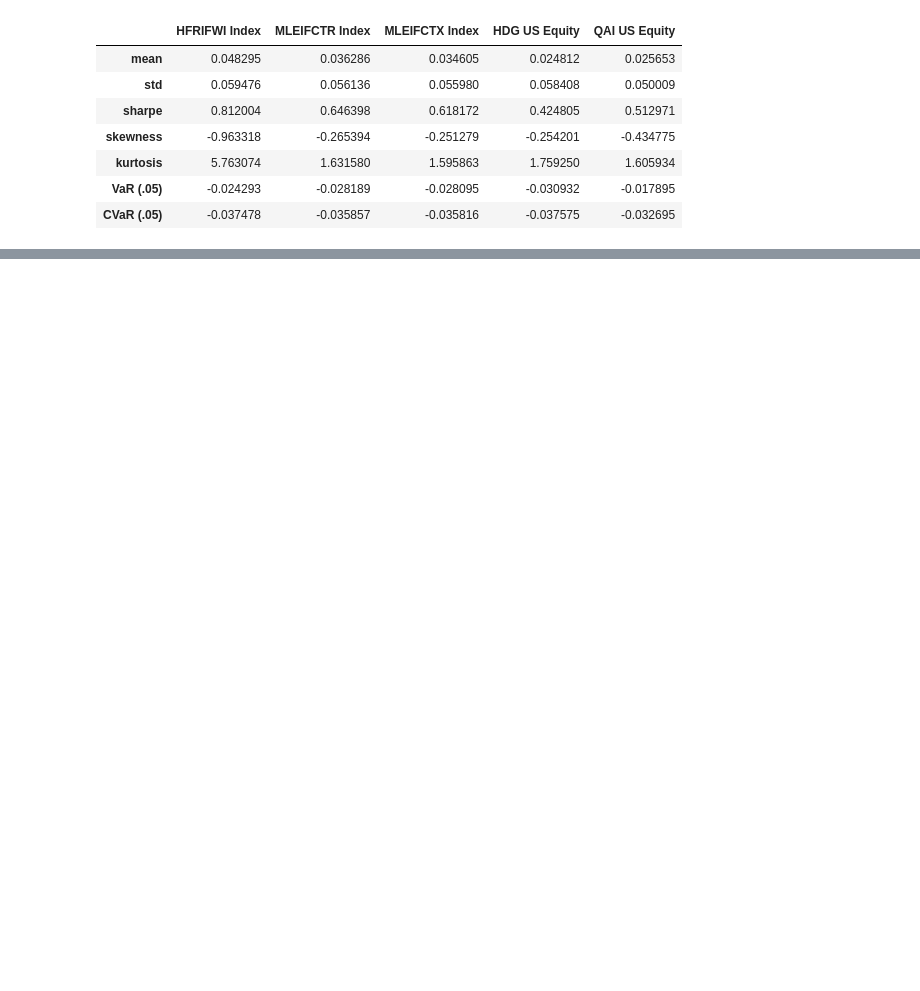
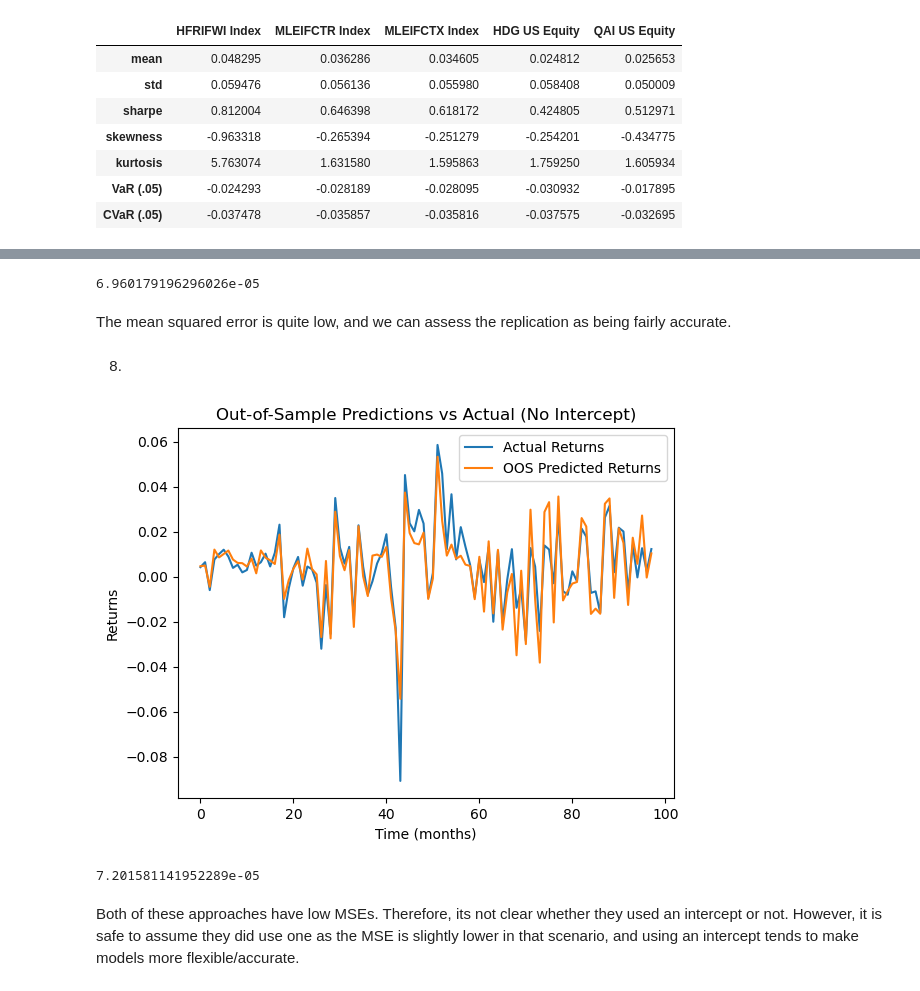
Before and after one commit to ekopen/finm-portfolio-2024, a Jupyter notebook: homework/Eric Kopen HW2.ipynb, the cells around one changed output, grey strips where cells are left out. Cells and saved outputs as stored; diff of their text form; code cells hidden in the pictures; blank space fills up the shorter version.

```diff
--- a/homework/Eric Kopen HW2.ipynb
+++ b/homework/Eric Kopen HW2.ipynb
@@ -70,0 +263,52 @@ max_drawdown_stats
+# %%
+mse = np.mean((oos_predictions - actuals)**2)
+mse
+# %% [output]
+6.960179196296026e-05
+# %% [markdown]
+The mean squared error is quite low, and we can assess the replication as being fairly accurate.
+# %% [markdown]
+8)
+# %%
+#Rolling window regression with no intercept
+
+window = 60
+oos_predictions = []
+actuals = []
+
+for t in range(window, len(df)):
+
+    train_data1 = df.iloc[t-window:t]
+    train_data2 = df2.iloc[t-window:t]
+
+    X_train = train_data2
+    y_train = train_data1['HFRIFWI Index']
+
+    model = sm.OLS(y_train, X_train).fit()
+
+    X_t = df2.iloc[t].values.reshape(1, -1)
+
+    oos_prediction = model.predict(X_t)[0]
+    oos_predictions.append(oos_prediction)
+
+    actuals.append(df.iloc[t]['HFRIFWI Index'])
+
+oos_predictions = np.array(oos_predictions)
+actuals = np.array(actuals)
+
+plt.plot(actuals, label='Actual Returns')
+plt.plot(oos_predictions, label='OOS Predicted Returns')
+plt.legend()
+plt.title('Out-of-Sample Predictions vs Actual (No Intercept)')
+plt.xlabel('Time (months)')
+plt.ylabel('Returns')
+plt.show()
+# %% [output]
+[figure, added]
+# %%
+mse = np.mean((oos_predictions - actuals)**2)
+mse
+# %% [output]
+7.201581141952289e-05
+# %% [markdown]
+Both of these approaches have low MSEs. Therefore, its not clear whether they used an intercept or not. However, it is safe to assume they did use one as the MSE is slightly lower in that scenario, and using an intercept tends to make models more flexible/accurate.
```
Also changed, not shown: parts of 19 cells of this notebook.
